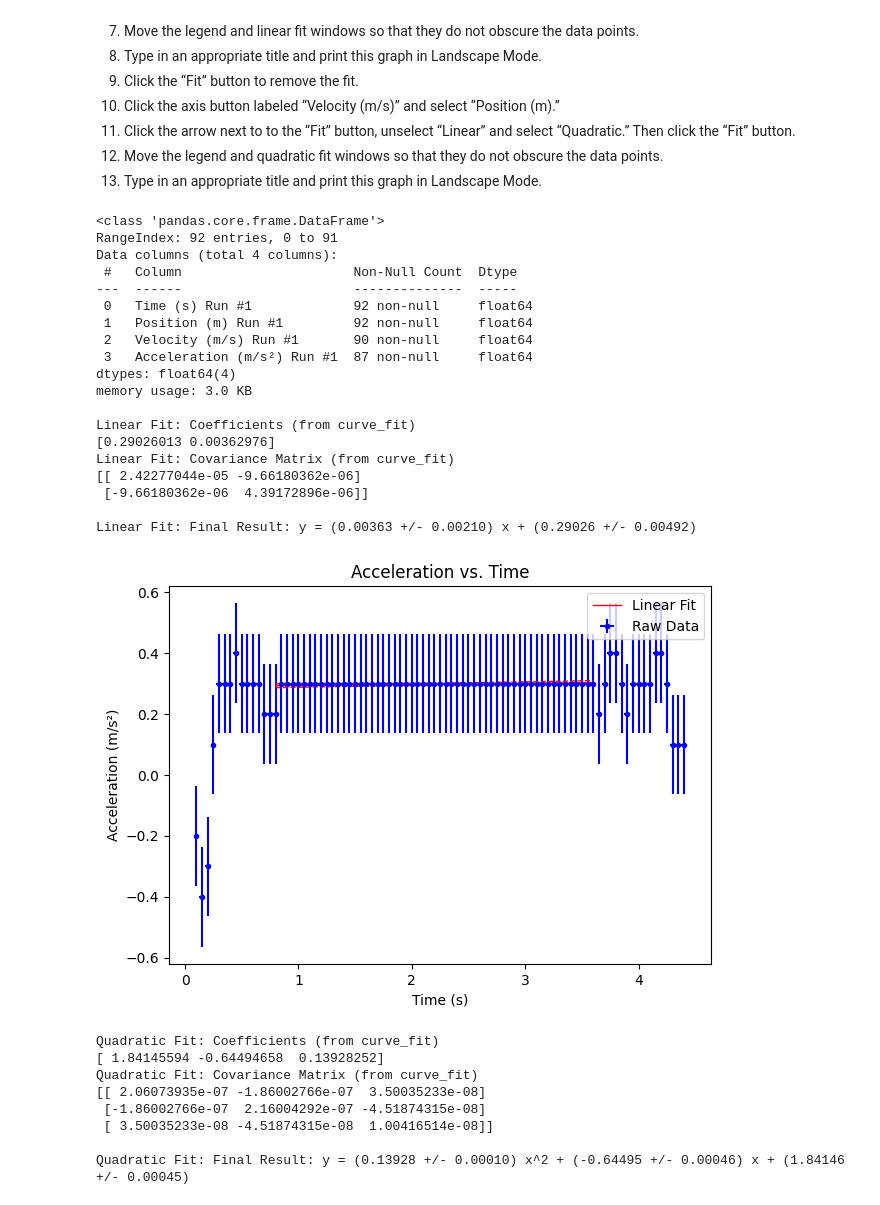
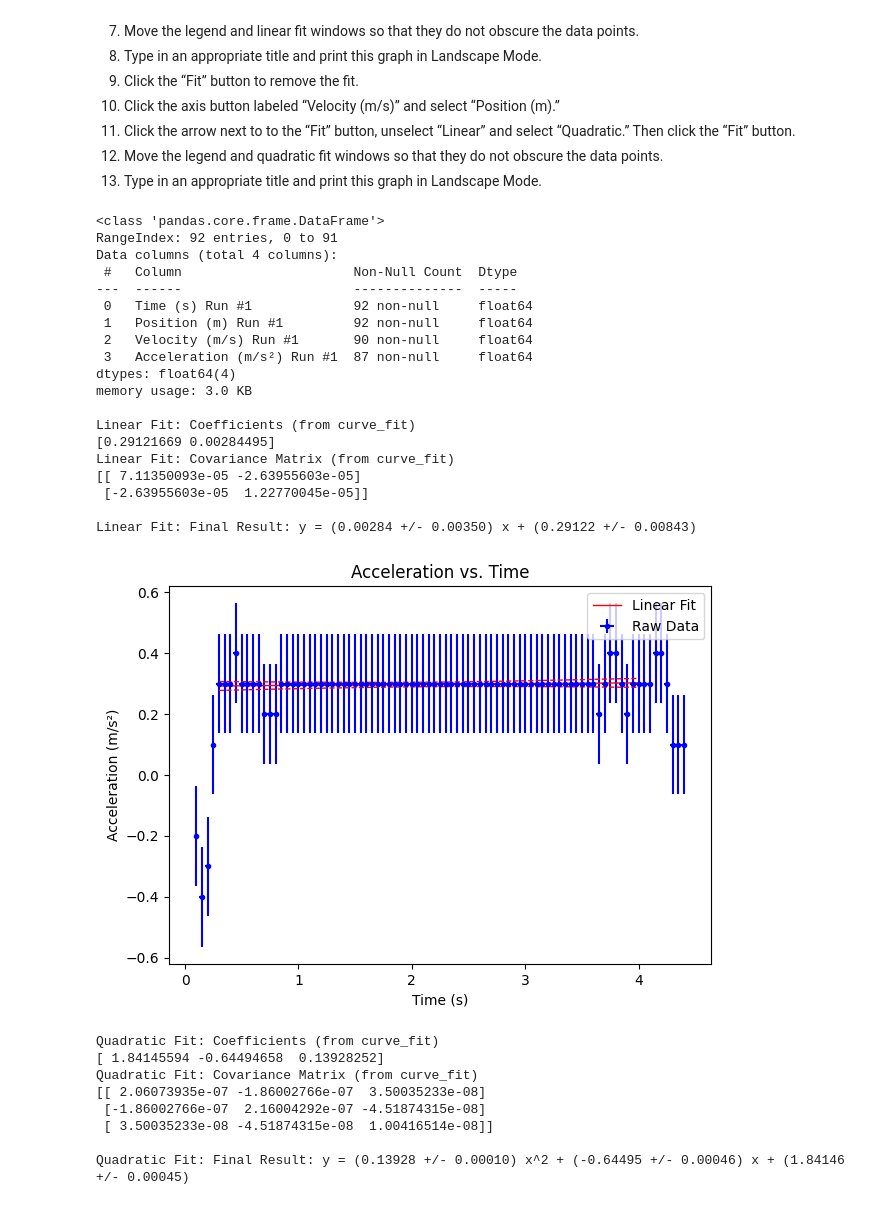
Before and after one commit to nmack21/PhysicsLabs, a Jupyter notebook: PHYS201/Lab2.ipynb, the cells around one changed output. Drawn from its saved outputs; the diff is of its cells as text; code cells hidden in the pictures.

```diff
--- a/PHYS201/Lab2.ipynb
+++ b/PHYS201/Lab2.ipynb
@@ -499,40 +499,39 @@ plt.ylabel('Acceleration (m/s²)')
 plt.xlabel('Time (s)')
 plt.title('Acceleration vs. Time')
 
 # Takes the x and y values to make a trendline
 #intercept1, slope1 = linear_fit_plot(x_data,y_data,0.0,20.0)
 #intercept2, slope2 = linear_fit_plot(x_data,y_data,20.1,40.0)
 #intercept3, slope3 = linear_fit_plot(x_data,y_data,40.1,50.0)
-intercept1, slope1, dintercept1, dslope1 = linear_fit_plot_errors(xi,yi,
-                                                                  0.8,3.6)
+intercept1, slope1, dintercept1, dslope1 = linear_fit_plot_errors(xi,yi,x_low=0.3,x_high=4.0,labelstring="Linear Fit",linestring="r-")
 # Adds the legend to the plot
 plt.legend()
 
 # Displays the plot
 plt.show()
 
 print("")
 # %% [output]
 <class 'pandas.core.frame.DataFrame'>
 RangeIndex: 92 entries, 0 to 91
 Data columns (total 4 columns):
  #   Column                      Non-Null Count  Dtype
 ---  ------                      --------------  -----
  0   Time (s) Run #1             92 non-null     float64
  1   Position (m) Run #1         92 non-null     float64
  2   Velocity (m/s) Run #1       90 non-null     float64
  3   Acceleration (m/s²) Run #1  87 non-null     float64
 dtypes: float64(4)
 memory usage: 3.0 KB
 
 Linear Fit: Coefficients (from curve_fit)
-[0.29026013 0.00362976]
+[0.29121669 0.00284495]
 Linear Fit: Covariance Matrix (from curve_fit)
-[[ 2.42277044e-05 -9.66180362e-06]
- [-9.66180362e-06  4.39172896e-06]]
+[[ 7.11350093e-05 -2.63955603e-05]
+ [-2.63955603e-05  1.22770045e-05]]
 
-Linear Fit: Final Result: y = (0.00363 +/- 0.00210) x + (0.29026 +/- 0.00492)
+Linear Fit: Final Result: y = (0.00284 +/- 0.00350) x + (0.29122 +/- 0.00843)
-[figure, old version]
+[figure, new version]
 # %%
 # Position vs. Time Graph (accelerated)
 
```
Also changed, not shown: parts of 5 cells of this notebook.
